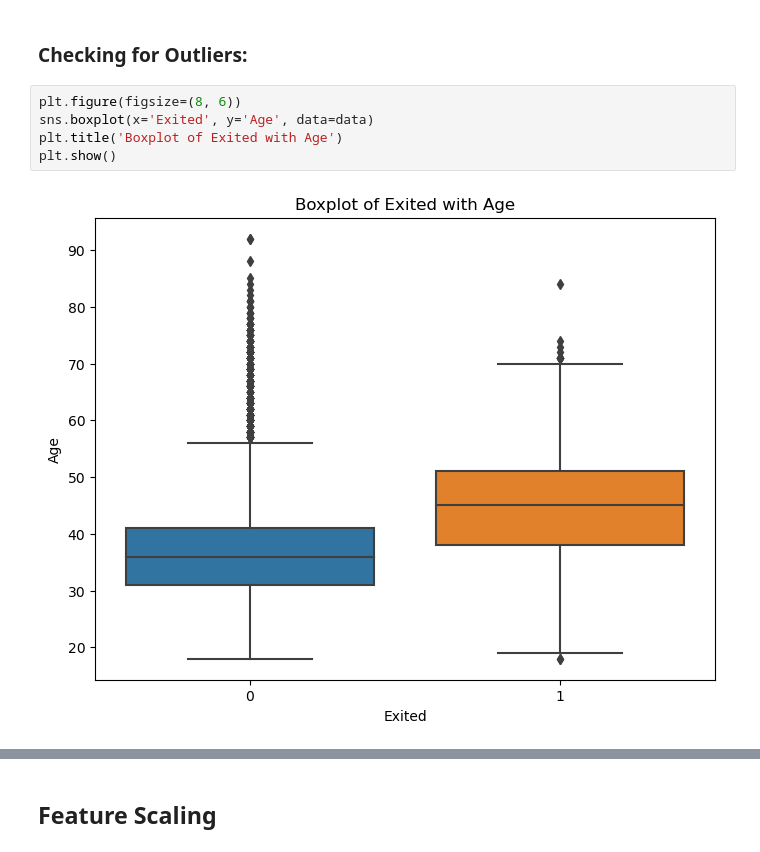
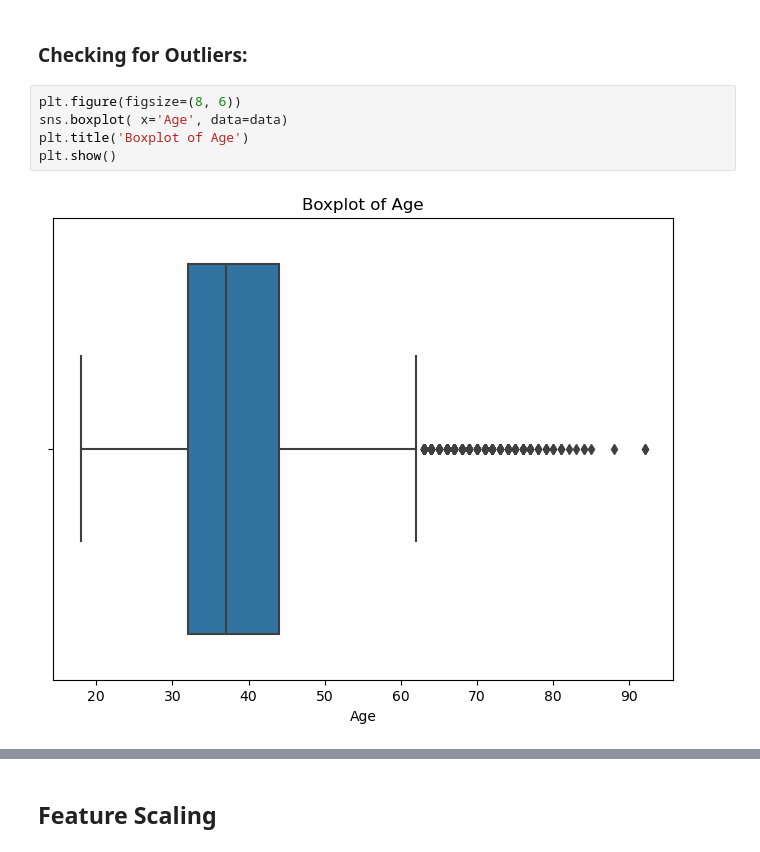
Before and after one commit to Smruti1999/Praxis, a Jupyter notebook: Bank Customer Churn Prediction/Bank Customer Churn.ipynb, the cells around one changed output, grey strips where cells are left out. Drawn from its saved outputs; the diff is of its cells as text.

```diff
--- a/Bank Customer Churn Prediction/Bank Customer Churn.ipynb
+++ b/Bank Customer Churn Prediction/Bank Customer Churn.ipynb
@@ -723,10 +741,10 @@ The distribution of Point Earned does not show a clear distinction between churn
 ### Checking for Outliers:
 # %%
 plt.figure(figsize=(8, 6))
-sns.boxplot(x='Exited', y='Age', data=data)
-plt.title('Boxplot of Exited with Age')
+sns.boxplot( x='Age', data=data)
+plt.title('Boxplot of Age')
 plt.show()
 # %% [output]
-[figure, old version]
+[figure, new version]
 # %%
 plt.figure(figsize=(8, 6))
```
Also changed, not shown: parts of 37 cells of this notebook.
